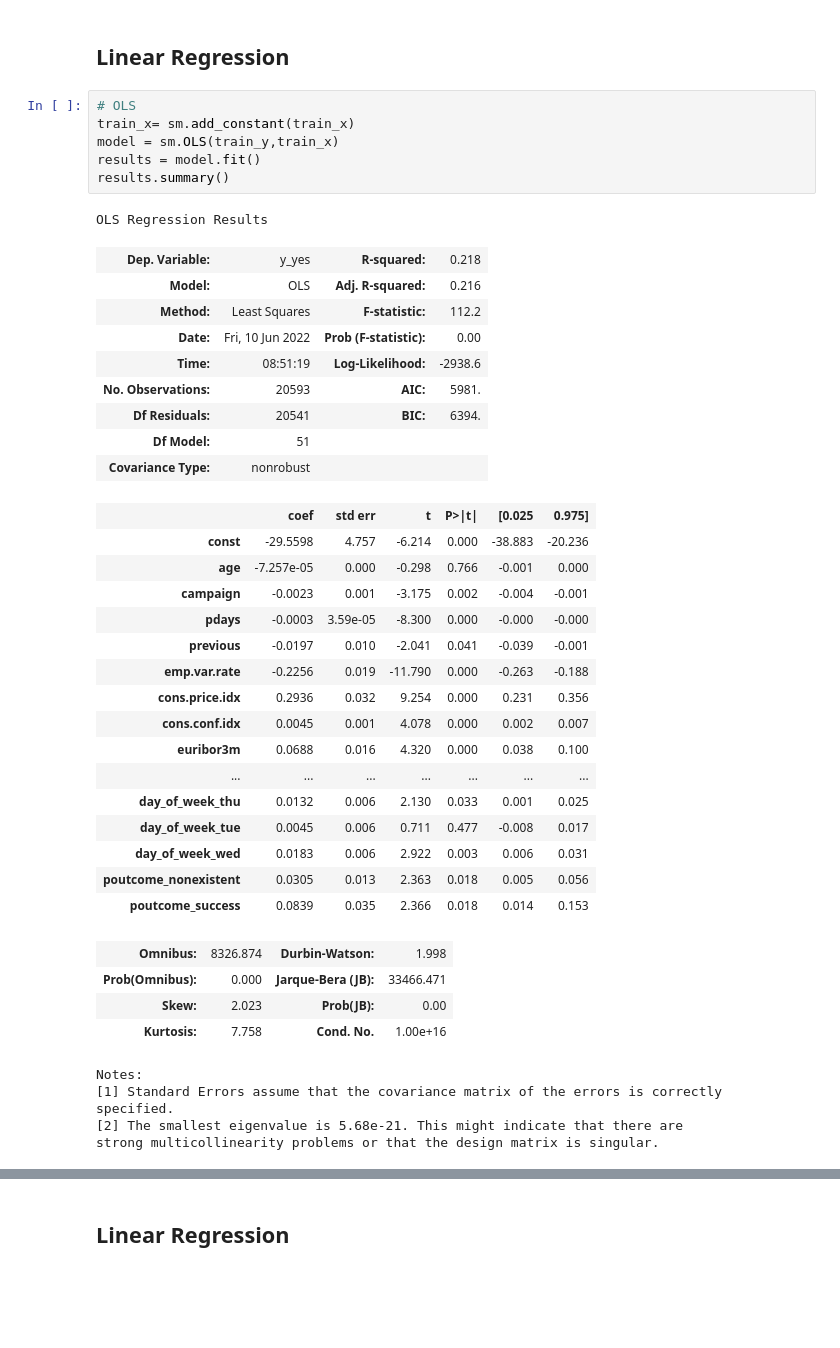
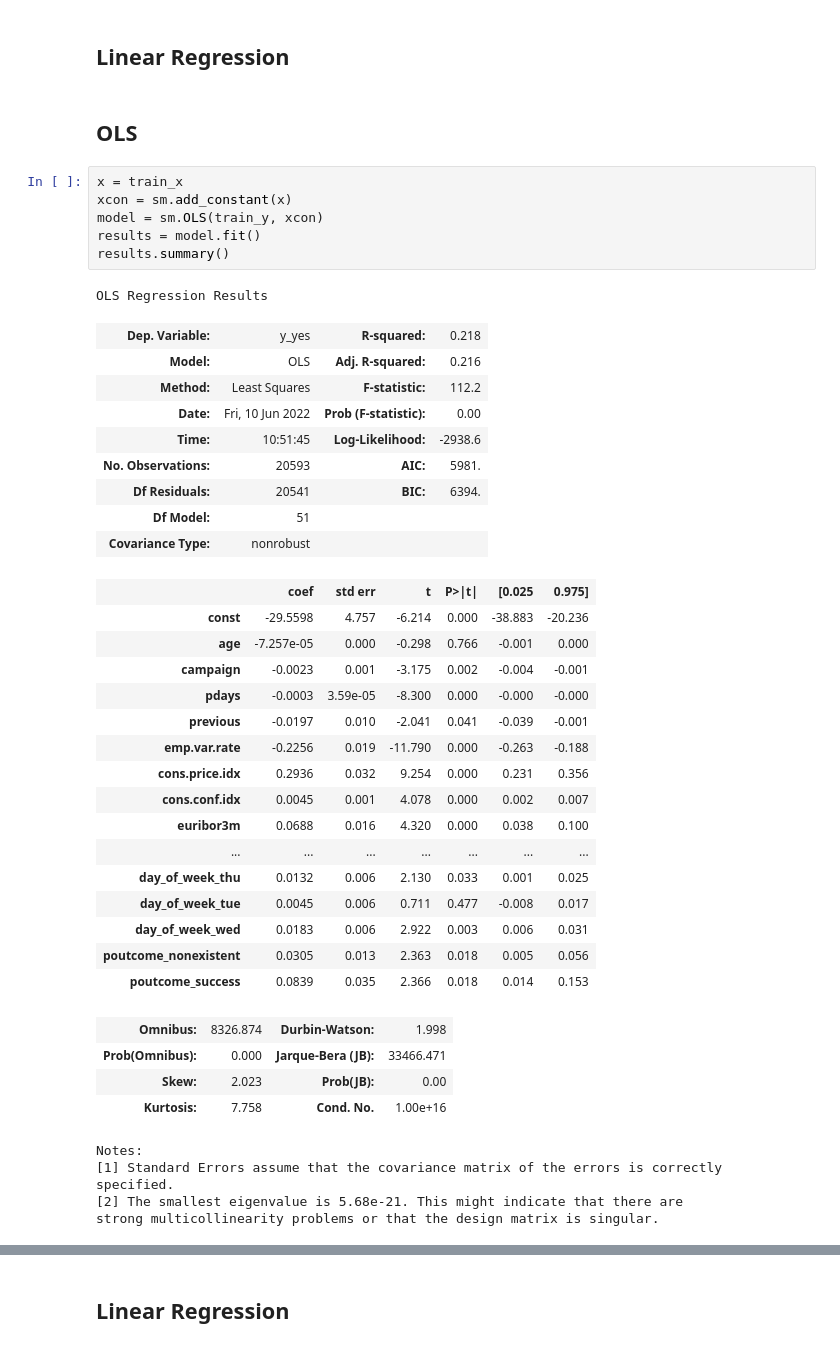
Before and after one commit to Liomat97/AQM-UCI-Machine-Learning, a Jupyter notebook: AQM Test.ipynb, the cells around one changed output, grey strips where cells are left out. Cells and saved outputs as stored; diff of their text form; blank space fills up the shorter version.

```diff
--- a/AQM Test.ipynb
+++ b/AQM Test.ipynb
@@ -247,19 +247,21 @@ Percentage of Validation     :  20.00 %
 Percentage of Test           :  30.00 %
 # %% [markdown]
 ## Linear Regression
+# %% [markdown]
+## OLS
 # %%
-# OLS
-train_x= sm.add_constant(train_x)
-model = sm.OLS(train_y,train_x)
+x = train_x
+xcon = sm.add_constant(x)
+model = sm.OLS(train_y, xcon)
 results = model.fit()
 results.summary()
 # %% [output]
 OLS Regression Results
 | Dep. Variable: | y_yes | R-squared: | 0.218 |
 | Model: | OLS | Adj. R-squared: | 0.216 |
 | Method: | Least Squares | F-statistic: | 112.2 |
 | Date: | Fri, 10 Jun 2022 | Prob (F-statistic): | 0.00 |
-| Time: | 08:51:19 | Log-Likelihood: | -2938.6 |
+| Time: | 10:51:45 | Log-Likelihood: | -2938.6 |
 | No. Observations: | 20593 | AIC: | 5981. |
 | Df Residuals: | 20541 | BIC: | 6394. |
 | Df Model: | 51 |  |  |
```
Also changed, not shown: parts of 9 cells of this notebook.
